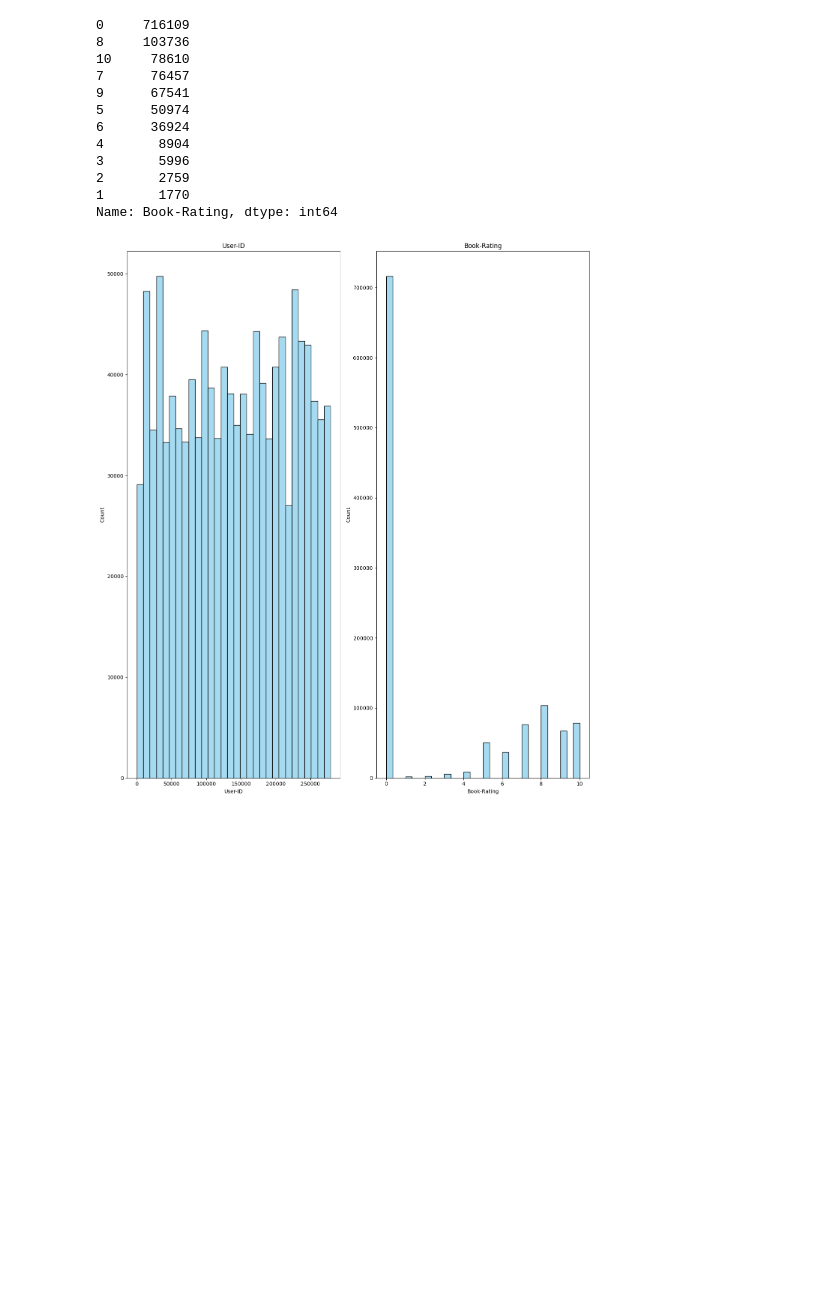
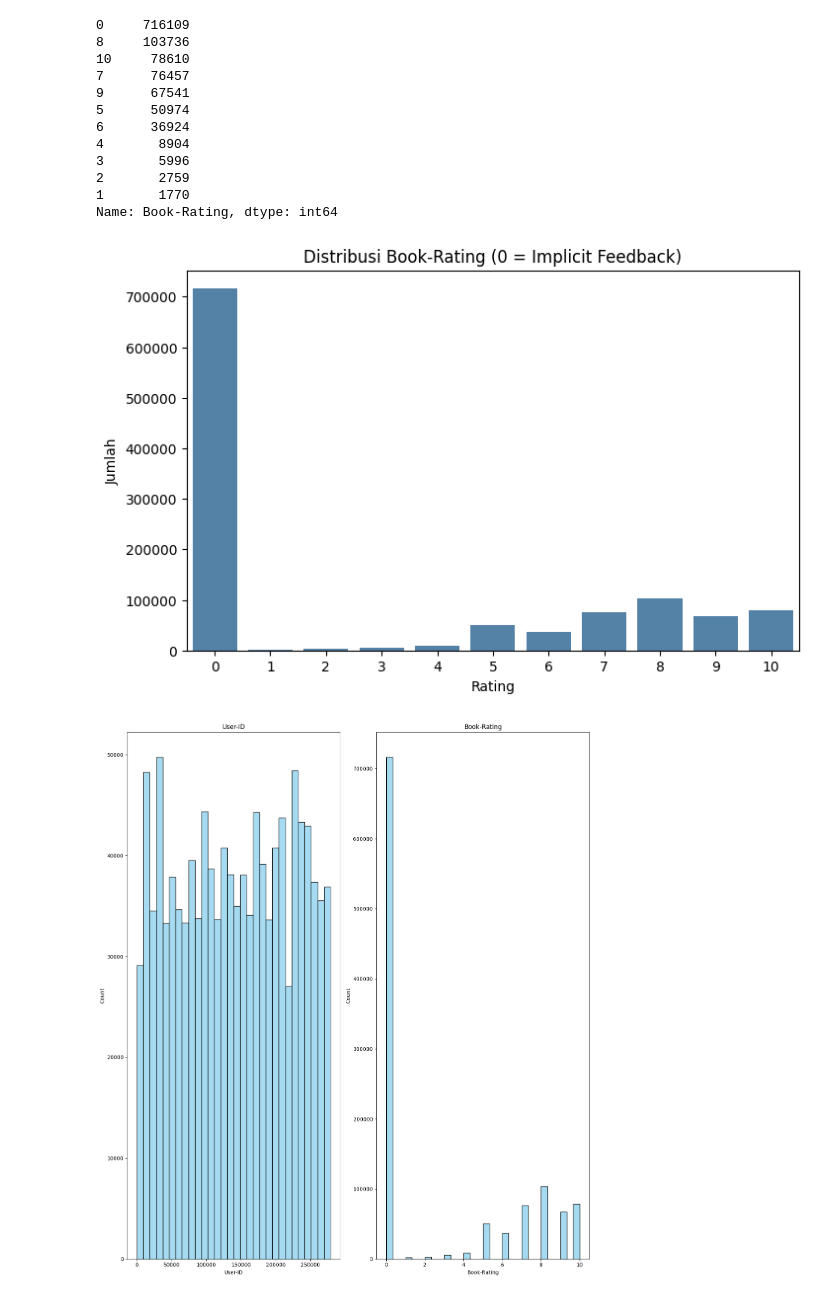
Before and after one commit to RidhoNurFauzi/Book-Recommender-System-Hybrid-Content-Based-Collaborative-Filtering-, a Jupyter notebook: Book_Recommender.ipynb, the cells around one changed output. Saved outputs shown, nothing was run; the diff lists cells and outputs as text; code cells hidden in the pictures; blank space fills up the shorter version.

```diff
--- a/Book_Recommender.ipynb
+++ b/Book_Recommender.ipynb
@@ -431,6 +449,18 @@ print(df_book_ratings['Book-Rating'].value_counts())
 2       2759
 1       1770
 Name: Book-Rating, dtype: int64
+# %%
+import matplotlib.pyplot as plt
+import seaborn as sns
+
+plt.figure(figsize=(8,5))
+sns.countplot(x='Book-Rating', data=df_book_ratings, color='steelblue')
+plt.title('Distribusi Book-Rating (0 = Implicit Feedback)')
+plt.xlabel('Rating')
+plt.ylabel('Jumlah')
+plt.show()
+# %% [output]
+[figure, added]
 # %%
 import matplotlib.pyplot as plt
 import seaborn as sns
```
Also changed, not shown: parts of 10 cells of this notebook, 9 other files.
